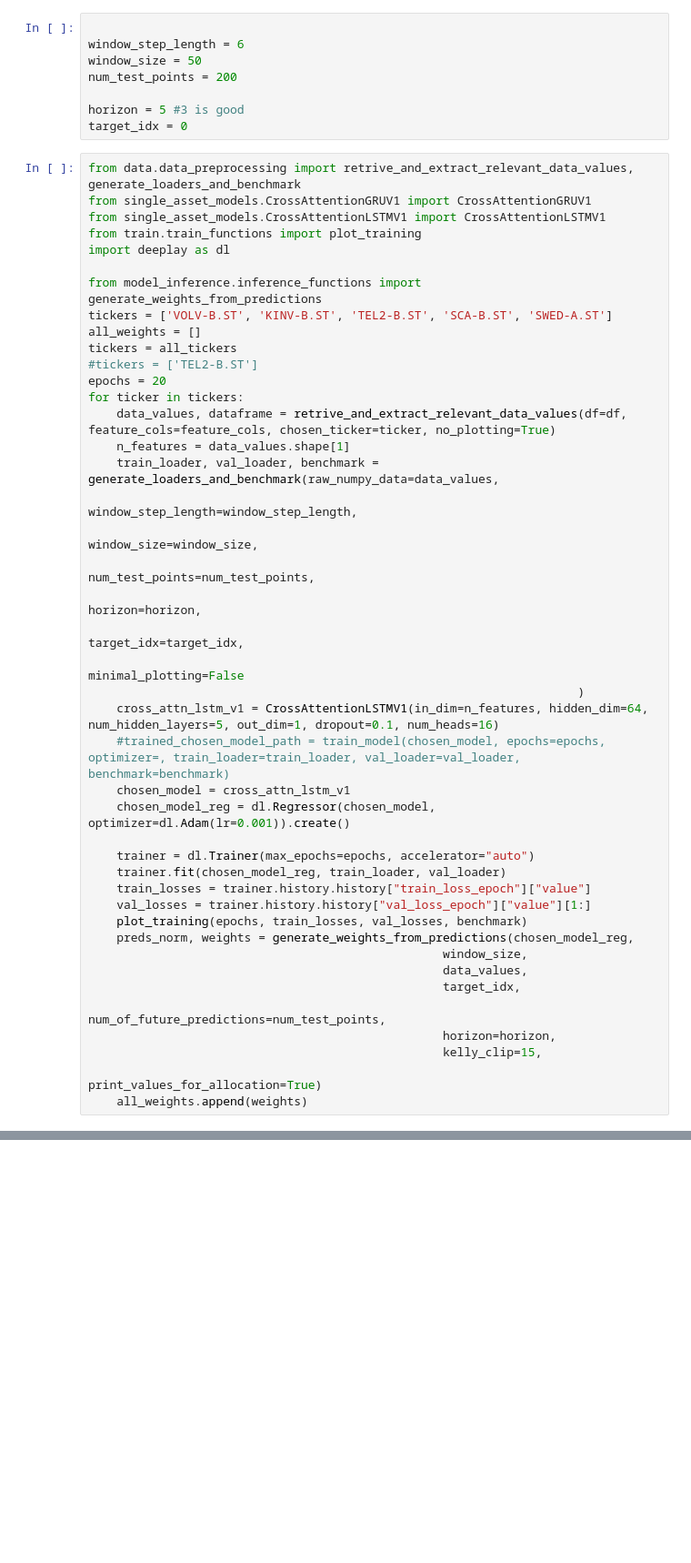
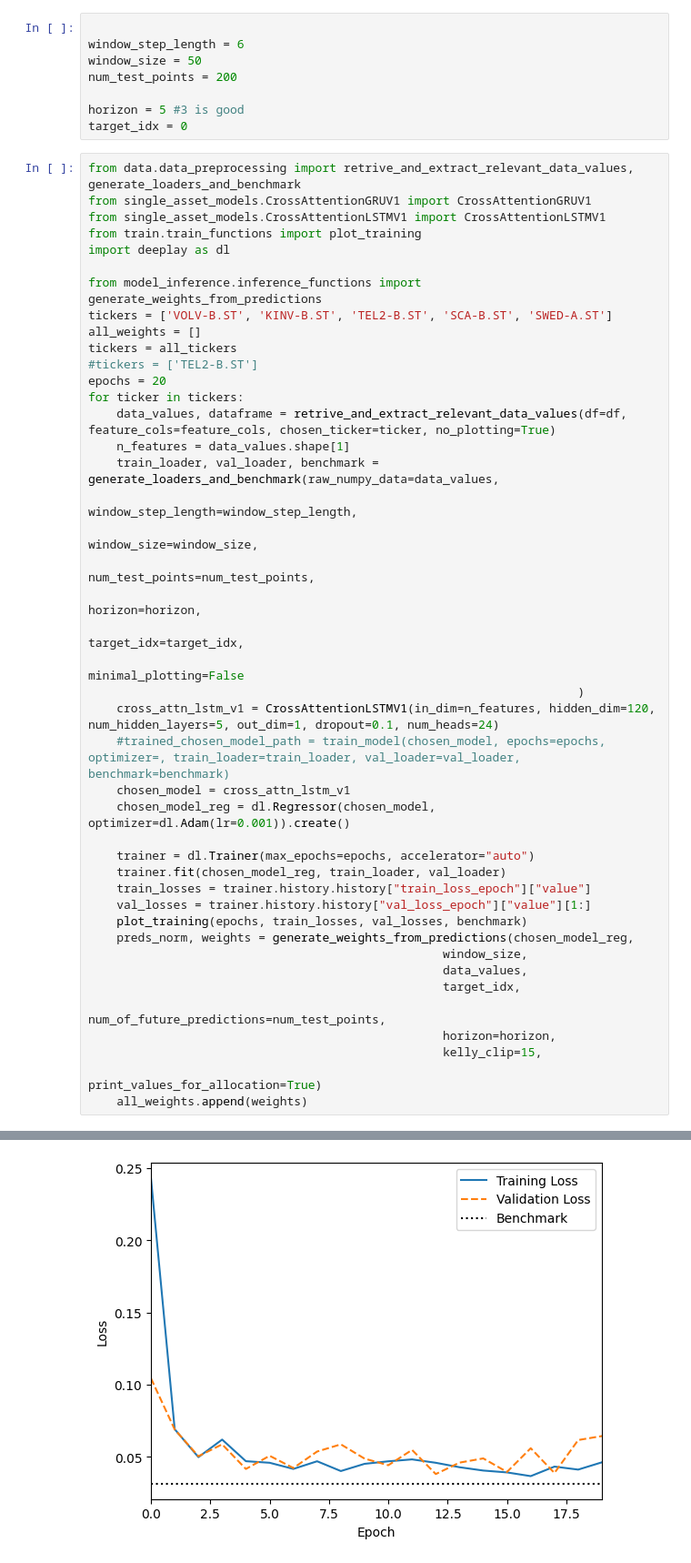
Before and after one commit to peogradin/Project-AMLNN, a Jupyter notebook: test_model_parameters.ipynb, the cells around one changed output, grey strips where cells are left out. Shown at 91% size. Saved outputs shown, nothing was run; the diff lists cells and outputs as text; blank space fills up the shorter version.

```diff
--- a/test_model_parameters.ipynb
+++ b/test_model_parameters.ipynb
@@ -56,7 +56,7 @@ for ticker in tickers:
                                                                      target_idx=target_idx,
                                                                      minimal_plotting=False
                                                                      )
-    cross_attn_lstm_v1 = CrossAttentionLSTMV1(in_dim=n_features, hidden_dim=64, num_hidden_layers=5, out_dim=1, dropout=0.1, num_heads=16)
+    cross_attn_lstm_v1 = CrossAttentionLSTMV1(in_dim=n_features, hidden_dim=120, num_hidden_layers=5, out_dim=1, dropout=0.1, num_heads=24)
     #trained_chosen_model_path = train_model(chosen_model, epochs=epochs, optimizer=, train_loader=train_loader, val_loader=val_loader, benchmark=benchmark)
     chosen_model = cross_attn_lstm_v1
     chosen_model_reg = dl.Regressor(chosen_model, optimizer=dl.Adam(lr=0.001)).create()
@@ -124,0 +130 @@ the value of the `num_workers` argument` to `num_workers=9` in the `DataLoader`
+[figure, added]
```
Also changed, not shown: parts of 4 cells of this notebook, 4 other files.
